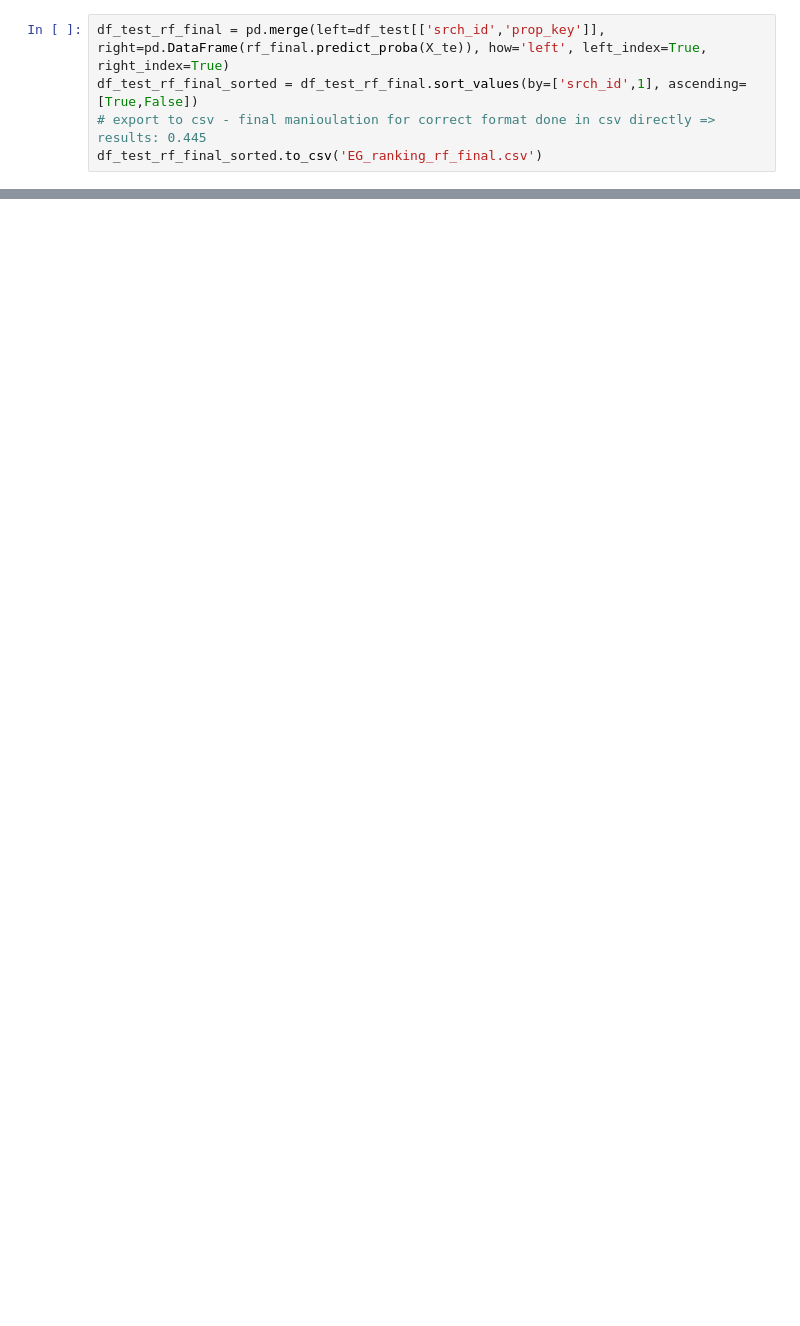
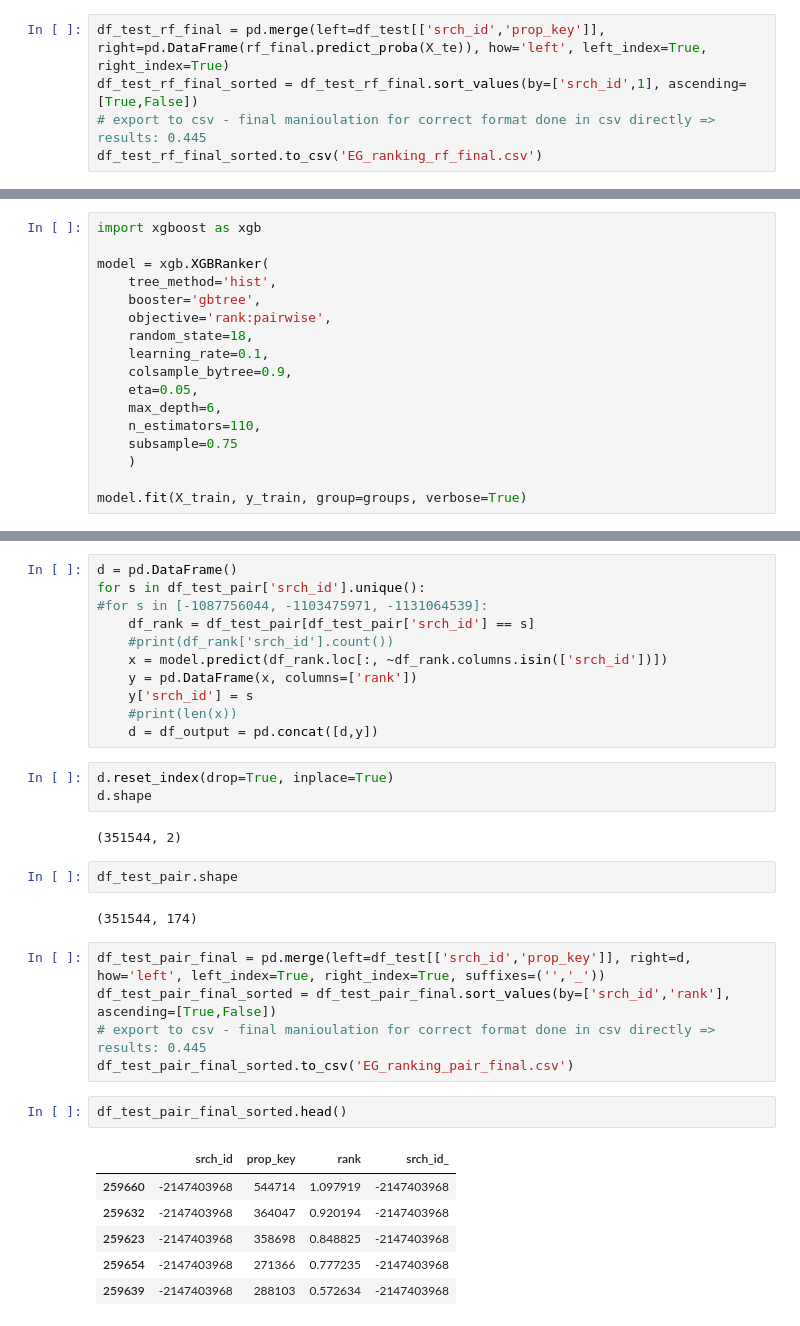
Before and after one commit to Greg1806/ML_projects, a Jupyter notebook: Hotel_Ranking_Kaggle.ipynb, the cells around one changed output, grey strips where cells are left out. Cells and saved outputs as stored; diff of their text form; blank space fills up the shorter version.

```diff
--- a/Hotel_Ranking_Kaggle.ipynb
+++ b/Hotel_Ranking_Kaggle.ipynb
@@ -1510,0 +1475,17 @@ plt.show()
+# %%
+import xgboost as xgb
+
+model = xgb.XGBRanker(
+    tree_method='hist',
+    booster='gbtree',
+    objective='rank:pairwise',
+    random_state=18,
+    learning_rate=0.1,
+    colsample_bytree=0.9,
+    eta=0.05,
+    max_depth=6,
+    n_estimators=110,
+    subsample=0.75
+    )
+
+model.fit(X_train, y_train, group=groups, verbose=True)
@@ -1510,0 +1520,34 @@ plt.show()
+# %%
+d = pd.DataFrame()
+for s in df_test_pair['srch_id'].unique():
+#for s in [-1087756044, -1103475971, -1131064539]:
+    df_rank = df_test_pair[df_test_pair['srch_id'] == s]
+    #print(df_rank['srch_id'].count())
+    x = model.predict(df_rank.loc[:, ~df_rank.columns.isin(['srch_id'])])
+    y = pd.DataFrame(x, columns=['rank'])
+    y['srch_id'] = s
+    #print(len(x))
+    d = df_output = pd.concat([d,y])
+# %%
+d.reset_index(drop=True, inplace=True)
+d.shape
+# %% [output]
+(351544, 2)
+# %%
+df_test_pair.shape
+# %% [output]
+(351544, 174)
+# %%
+df_test_pair_final = pd.merge(left=df_test[['srch_id','prop_key']], right=d, how='left', left_index=True, right_index=True, suffixes=('','_'))
+df_test_pair_final_sorted = df_test_pair_final.sort_values(by=['srch_id','rank'], ascending=[True,False])
+# export to csv - final manioulation for correct format done in csv directly => results: 0.445
+df_test_pair_final_sorted.to_csv('EG_ranking_pair_final.csv')
+# %%
+df_test_pair_final_sorted.head()
+# %% [output]
+|  | srch_id | prop_key | rank | srch_id_ |
+| 259660 | -2147403968 | 544714 | 1.097919 | -2147403968 |
+| 259632 | -2147403968 | 364047 | 0.920194 | -2147403968 |
+| 259623 | -2147403968 | 358698 | 0.848825 | -2147403968 |
+| 259654 | -2147403968 | 271366 | 0.777235 | -2147403968 |
+| 259639 | -2147403968 | 288103 | 0.572634 | -2147403968 |
```
Also changed, not shown: parts of 35 cells of this notebook.
